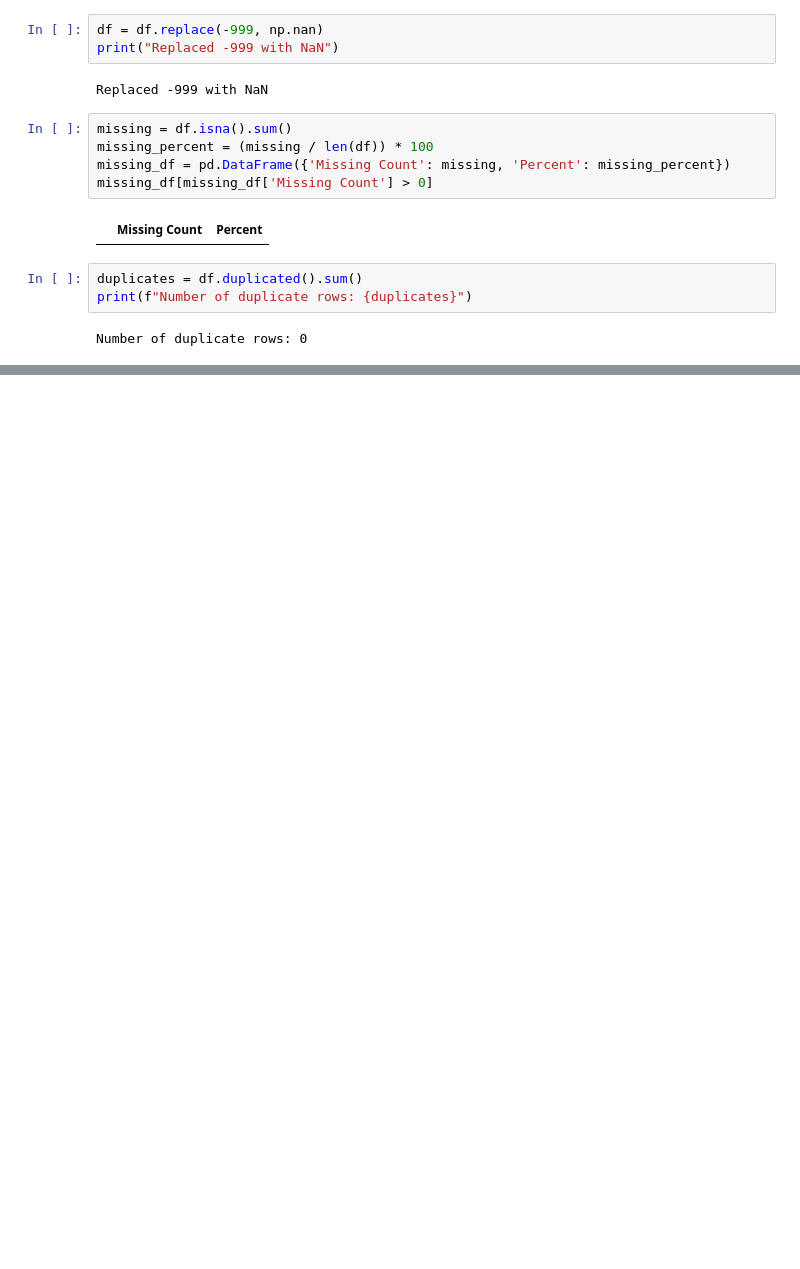
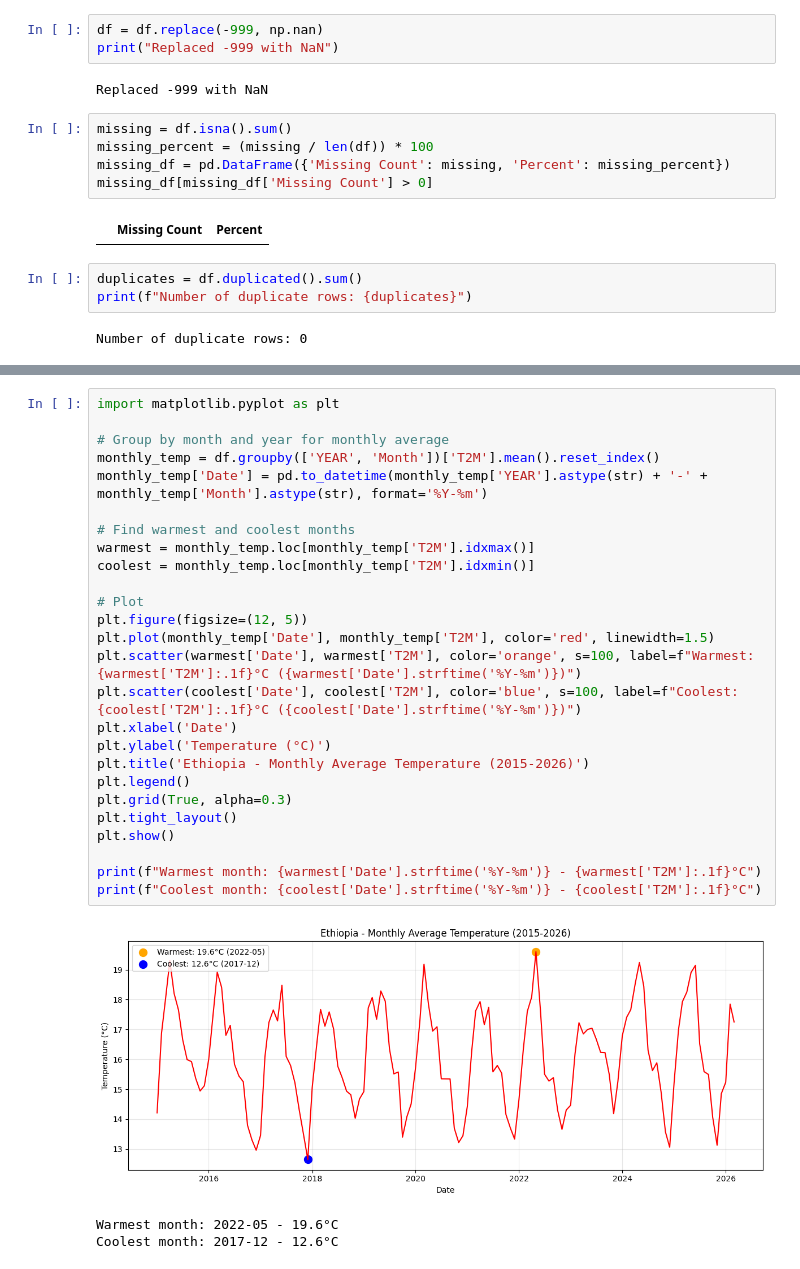
Before and after one commit to leesol1878/climate-challenge-week0, a Jupyter notebook: notebooks/ethiopia-eda.ipynb, the cells around one changed output, grey strips where cells are left out. Drawn from its saved outputs; the diff is of its cells as text; blank space fills up the shorter version.

Commit message:
feat: complete Task 2 Ethiopia EDA

```diff
--- a/notebooks/ethiopia-eda.ipynb
+++ b/notebooks/ethiopia-eda.ipynb
@@ -78,0 +219,30 @@ df.describe()
+# %%
+import matplotlib.pyplot as plt
+
+# Group by month and year for monthly average
+monthly_temp = df.groupby(['YEAR', 'Month'])['T2M'].mean().reset_index()
+monthly_temp['Date'] = pd.to_datetime(monthly_temp['YEAR'].astype(str) + '-' + monthly_temp['Month'].astype(str), format='%Y-%m')
+
+# Find warmest and coolest months
+warmest = monthly_temp.loc[monthly_temp['T2M'].idxmax()]
+coolest = monthly_temp.loc[monthly_temp['T2M'].idxmin()]
+
+# Plot
+plt.figure(figsize=(12, 5))
+plt.plot(monthly_temp['Date'], monthly_temp['T2M'], color='red', linewidth=1.5)
+plt.scatter(warmest['Date'], warmest['T2M'], color='orange', s=100, label=f"Warmest: {warmest['T2M']:.1f}°C ({warmest['Date'].strftime('%Y-%m')})")
+plt.scatter(coolest['Date'], coolest['T2M'], color='blue', s=100, label=f"Coolest: {coolest['T2M']:.1f}°C ({coolest['Date'].strftime('%Y-%m')})")
+plt.xlabel('Date')
+plt.ylabel('Temperature (°C)')
+plt.title('Ethiopia - Monthly Average Temperature (2015-2026)')
+plt.legend()
+plt.grid(True, alpha=0.3)
+plt.tight_layout()
+plt.show()
+
+print(f"Warmest month: {warmest['Date'].strftime('%Y-%m')} - {warmest['T2M']:.1f}°C")
+print(f"Coolest month: {coolest['Date'].strftime('%Y-%m')} - {coolest['T2M']:.1f}°C")
+# %% [output]
+[figure, added]
+Warmest month: 2022-05 - 19.6°C
+Coolest month: 2017-12 - 12.6°C
```
Also changed, not shown: parts of 14 cells of this notebook.
